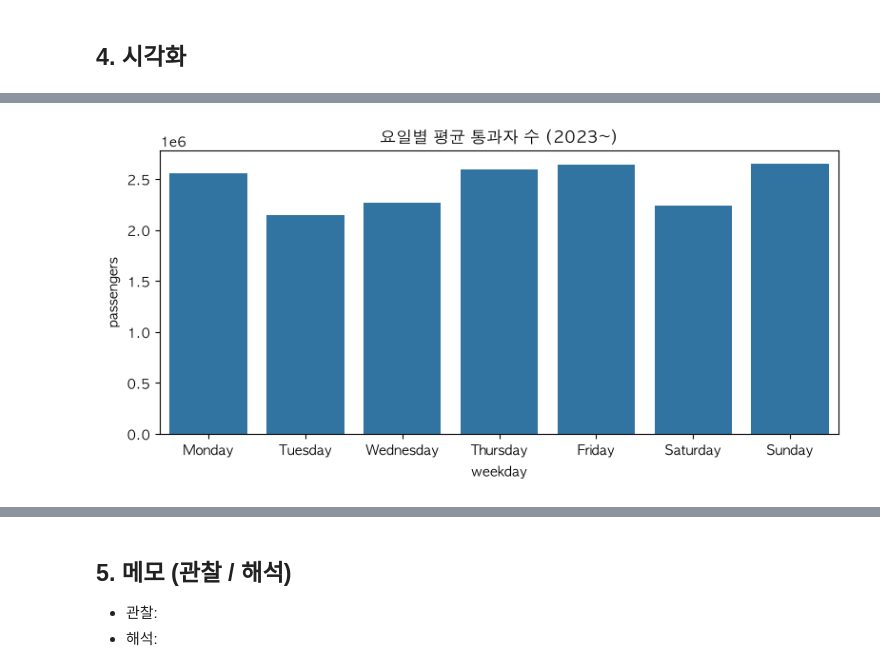
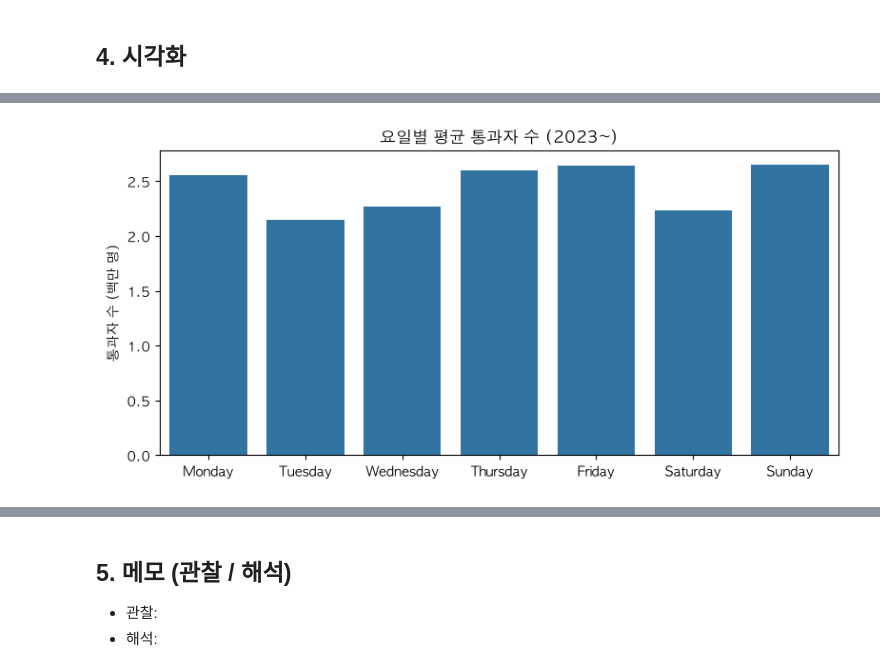
Before and after one commit to ijudge-hub/M-1, a Jupyter notebook: analysis.ipynb, the cells around one changed output, grey strips where cells are left out. Saved outputs shown, nothing was run; the diff lists cells and outputs as text; code cells hidden in the pictures.

```diff
--- a/analysis.ipynb
+++ b/analysis.ipynb
@@ -7,6 +7,7 @@ import pandas as pd
 import numpy as np
 import matplotlib.pyplot as plt
 import seaborn as sns
+from matplotlib.ticker import FuncFormatter
 
 plt.rcParams['font.family'] = 'AppleGothic'  # 한글 깨짐 방지 (mac)
 plt.rcParams['axes.unicode_minus'] = False
@@ -15,6 +16,9 @@ plt.rcParams['axes.unicode_minus'] = False
 DATA_PATH = 'data/tsa_daily.csv'
 DATE_COL = 'date'
 VALUE_COL = 'passengers'
+
+# 세로축을 '백만 명' 단위로 표시 (1e6 표기 대신)
+MILLION = FuncFormatter(lambda x, _: f'{x/1e6:.1f}')
 # %% [markdown]
 ## 1. 데이터 불러오기 · 기본 정보
 # %%
@@ -81,0 +85,8 @@ Freq: MS, Name: passengers, dtype: float64
+# %%
+baseline = df[VALUE_COL].groupby(df.index.dayofweek).transform(lambda x: x.shift(1).rolling(4).median())
+df['dev_pct'] = (df[VALUE_COL] / baseline - 1) * 100
+unusual = df.loc['2022':, 'dev_pct']
+unusual = unusual[unusual.abs() > 25].round(1)
+print('±25% 넘게 벗어난 날:', len(unusual))
+print(unusual.sort_values().head(10))
+print(unusual.sort_values().tail(5))
@@ -124,13 +169,15 @@ plt.tight_layout(); plt.savefig('images/03_monthly.png', dpi=150); plt.show()
 # %%
 # 요일별 평균 (2023년 이후, 코로나 영향 제외)
 order = ['Monday','Tuesday','Wednesday','Thursday','Friday','Saturday','Sunday']
 recent = df[df.index >= '2023-01-01']
 fig, ax = plt.subplots(figsize=(8, 4))
 sns.barplot(x='weekday', y=VALUE_COL, data=recent, order=order, ax=ax, errorbar=None)
 ax.set_title('요일별 평균 통과자 수 (2023~)')
+ax.yaxis.set_major_formatter(MILLION)
+ax.set_ylabel('통과자 수 (백만 명)'); ax.set_xlabel('')
 plt.tight_layout(); plt.savefig('images/04_weekday.png', dpi=150); plt.show()
 # %% [output]
-[figure, old version]
+[figure, new version]
 # %%
 # 가장 붐빈 날 / 가장 한산한 날 Top 5
 print(df[VALUE_COL].nlargest(5))
```
Also changed, not shown: parts of 14 cells of this notebook, 9 other files.
